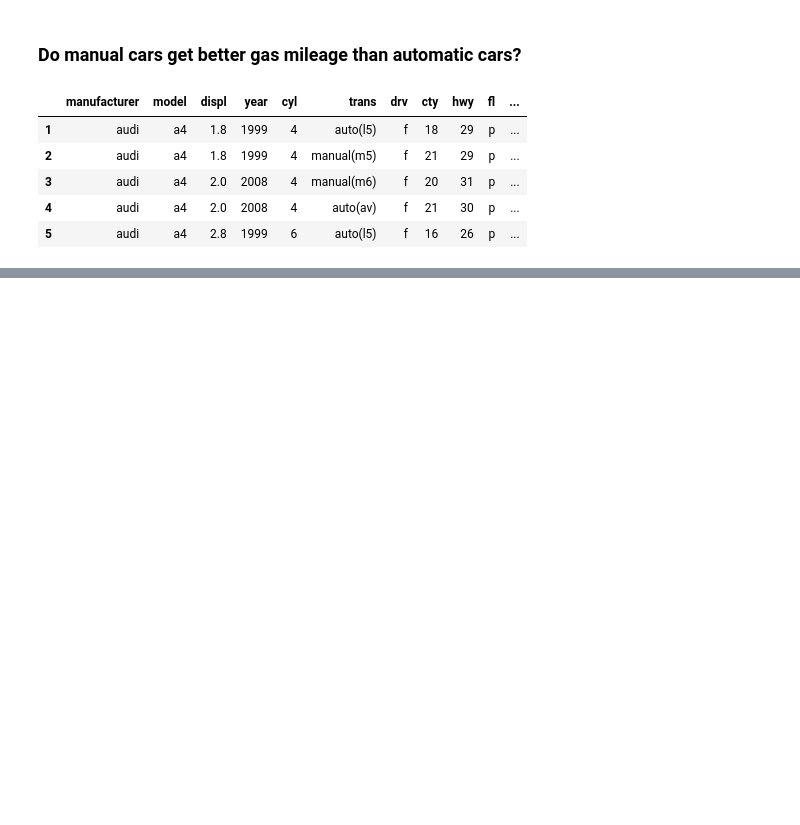
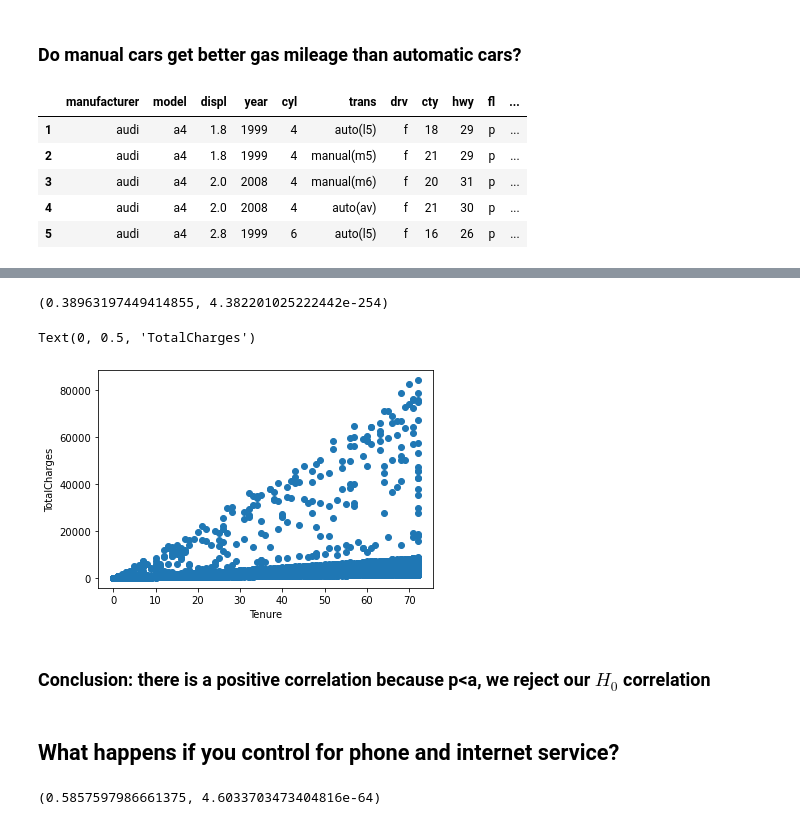
Before and after one commit to lupeluna/statistics-exercises, a Jupyter notebook: hypothesis_testing.ipynb, the cells around one changed output, grey strips where cells are left out. Saved outputs shown, nothing was run; the diff lists cells and outputs as text; code cells hidden in the pictures; blank space fills up the shorter version.

```diff
--- a/hypothesis_testing.ipynb
+++ b/hypothesis_testing.ipynb
@@ -308,0 +421,2 @@ mpg.head()
+# %%
+y2 = telco_df['TotalCharges']
@@ -308,0 +438,16 @@ mpg.head()
+# %%
+r, p = stats.pearsonr(x, y2)
+r, p
+# %% [output]
+(0.38963197449414855, 4.382201025222442e-254)
+# %%
+plt.scatter(x,y2)
+plt.xlabel('Tenure')
+plt.ylabel('TotalCharges')
+# %% [output]
+Text(0, 0.5, 'TotalCharges')
+[figure, added]
+# %% [markdown]
+### Conclusion: there is a positive correlation because p<a, we reject our $H_{0}$ correlation
+# %% [markdown]
+## What happens if you control for phone and internet service?
@@ -308,0 +457,6 @@ mpg.head()
+# %%
+# plot correlation between monthly charges and phone service
+r, p = stats.pearsonr( x_int_pho_te, y_int_mc)
+r, p
+# %% [output]
+(0.5857597986661375, 4.6033703473404816e-64)
```
Also changed, not shown: parts of 106 cells of this notebook.
